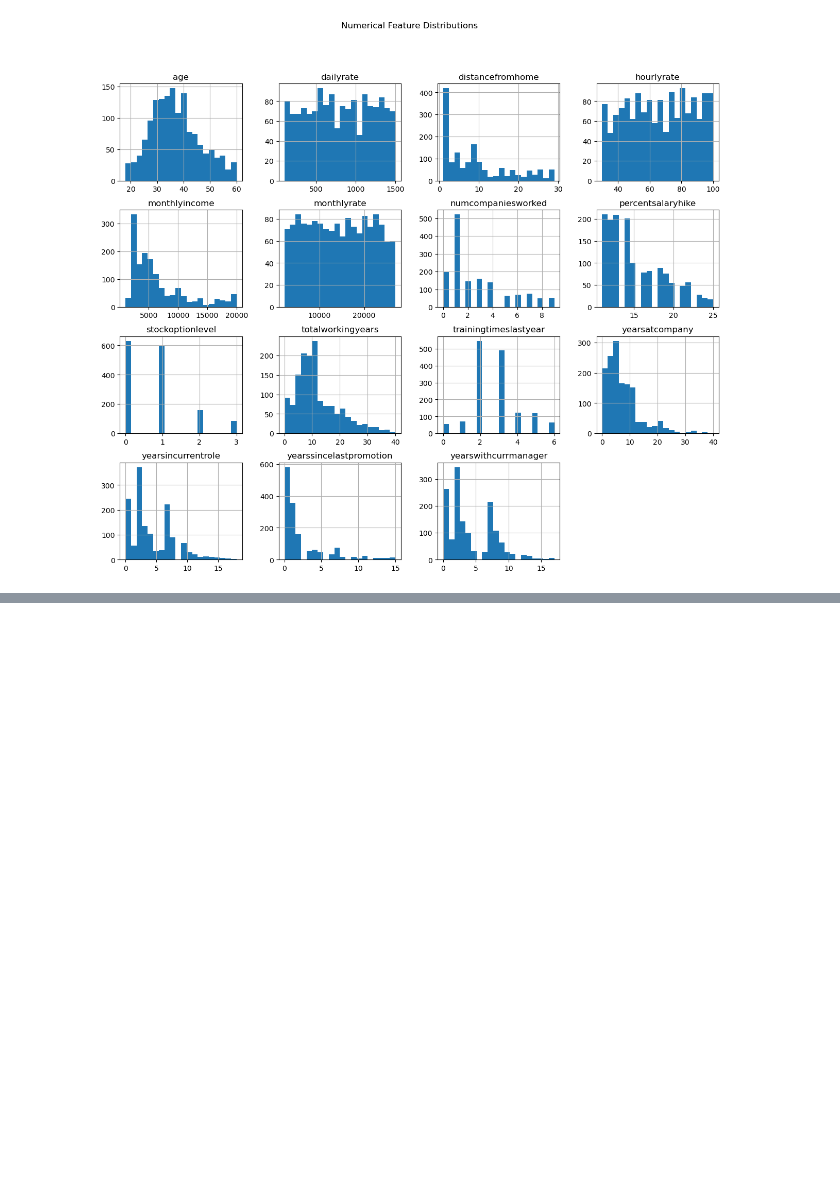
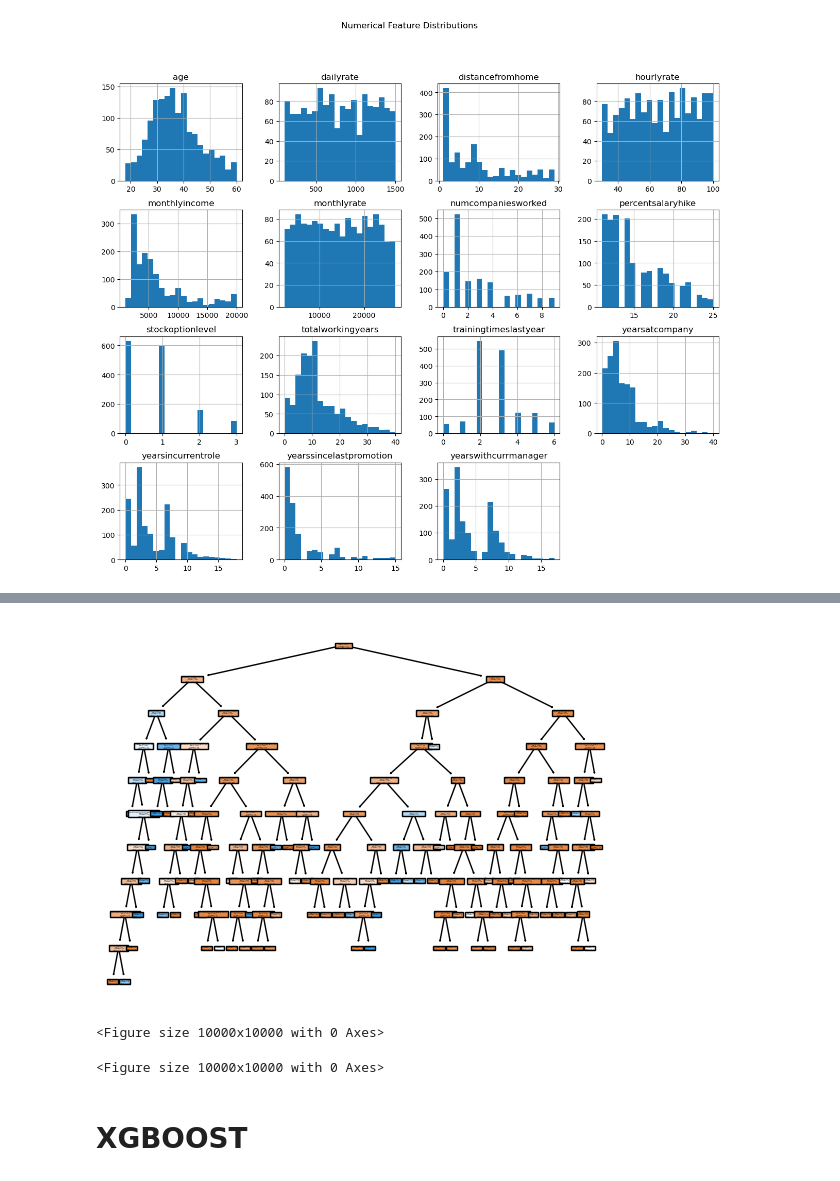
Before and after one commit to ayushsingh991399/Midterm_Project_IBM_HR_Analytic_Attrition, a Jupyter notebook: notebook.ipynb, the cells around one changed output, grey strips where cells are left out. Cells and saved outputs as stored; diff of their text form; code cells hidden in the pictures; blank space fills up the shorter version.

```diff
--- a/notebook.ipynb
+++ b/notebook.ipynb
@@ -368,0 +478,3 @@ for col in category_data:
+# %%
+rf = RandomForestClassifier(n_estimators=100, bootstrap=False, random_state=42)
+rf.fit(X_train, Y_train)
@@ -368,0 +503,13 @@ for col in category_data:
+# %%
+parameter = dict(
+    n_estimators= [50,100, 150,200,250,300,500],
+    max_features= ['auto', 'sqrt'],
+    max_depth= [2, 3, 5, 10, 15,20,25, None],
+    min_samples_split= [2, 5, 10],
+    min_samples_leaf= [1, 2, 4],
+    bootstrap= [True, False]
+)
+# %%
+rf = RandomForestClassifier(random_state=42)
+search = GridSearchCV(rf, param_grid=parameter, scoring='roc_auc', cv=5, verbose=1, n_jobs=-1)
+search.fit(X_train, Y_train)
@@ -368,0 +543,4 @@ for col in category_data:
+# %%
+rf = RandomForestClassifier(**search.best_params_, random_state=42)
+rf.fit(X_train, Y_train)
+evaluate(rf, X_train, X_test, Y_train, Y_test)
@@ -368,0 +586,8 @@ for col in category_data:
+# %%
+plot_tree(rf.estimators_[0], feature_names=dv.get_feature_names_out().tolist(), filled=True)
+plt.show()
+plt.figure(figsize=(100,100))
+# %% [output]
+[figure, added]
+<Figure size 10000x10000 with 0 Axes>
+<Figure size 10000x10000 with 0 Axes>
@@ -368,0 +599,2 @@ for col in category_data:
+# %% [markdown]
+# XGBOOST
```
Also changed, not shown: parts of 55 cells of this notebook, 2 other files.
